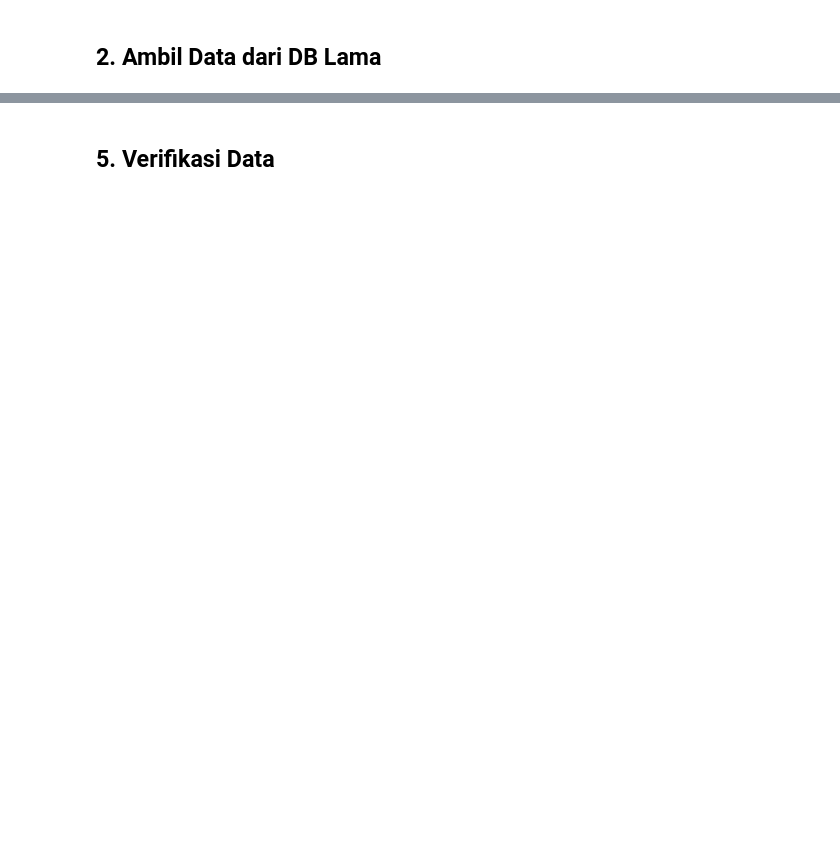
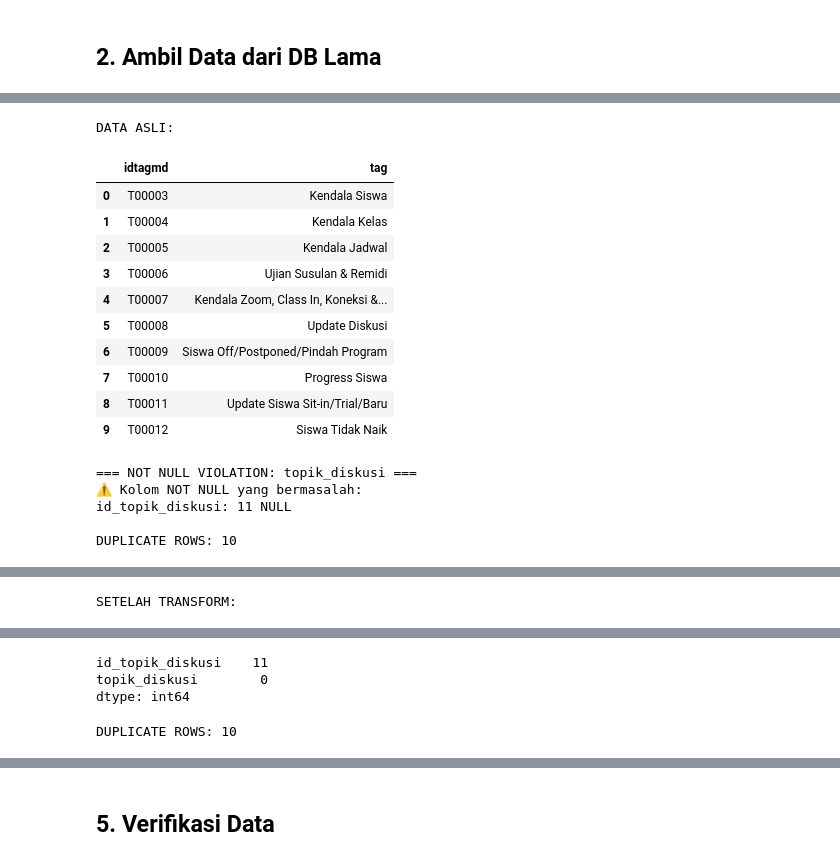
Before and after one commit to umamhaniff/DB_Migration_Leap, a Jupyter notebook: fase_1/script_afrida.ipynb, the cells around one changed output, grey strips where cells are left out. Drawn from its saved outputs; the diff is of its cells as text; code cells hidden in the pictures; blank space fills up the shorter version.

```diff
--- a/fase_1/script_afrida.ipynb
+++ b/fase_1/script_afrida.ipynb
@@ -68,0 +379,75 @@ except Exception as e:
+# %%
+def migrate_topik_diskusi():
+    print("\n=== MIGRATING TOPIK DISKUSI ===")
+
+    # 1. EXTRACT
+df_old = fetch_df("""
+        SELECT idtagmd, tag
+        FROM tag_materi_diskusi
+    """)
+
+preview_df(df_old, "DATA ASLI")
+
+# 2. TRANSFORM (mapping kolom)
+df = df_old.rename(columns={
+    'idtagmd': 'id_topik_diskusi',
+    'tag': 'topik_diskusi'
+})
+
+# opsional: kosongin biar jelas tidak dipakai
+df['id_topik_diskusi'] = None
+
+# 3. CLEANING
+
+## handle null
+df['topik_diskusi'] = df['topik_diskusi'].fillna('Tidak Ada')
+
+
+# optional: buang spasi aneh
+df['topik_diskusi'] = df['topik_diskusi'].str.strip()
+
+# 4. REMOVE DUPLICATE (penting buat auto increment)
+df = df.drop_duplicates(subset=['topik_diskusi'])
+
+# cek pelanggaran NOT NULL
+violation = report_not_null_violations(df, "topik_diskusi")
+def migrate_topik_diskusi():
+
+    if violation:
+        print("\n APPLY ENFORCE NOT NULL")
+        df = enforce_not_null(df, "topik_diskusi")
+
+# 8. DUPLICATE
+check_duplicates(df, ['id_topik_diskusi'])
+
+# 9. PREVIEW
+preview_df(df, "SETELAH TRANSFORM")
+
+## pastikan tipe
+df['id_topik_diskusi'] = df['id_topik_diskusi'].astype(str)
+check_dtype(df, "topik_diskusi")
+
+# 4. VALIDASI
+check_nulls(df)
+check_duplicates(df, ['id_topik_diskusi'])
+
+# 5. PREVIEW HASIL TRANSFORM
+preview_df(df, "SETELAH TRANSFORM")
+# %% [output]
+DATA ASLI:
+|  | idtagmd | tag |
+| 0 | T00003 | Kendala Siswa |
+| 1 | T00004 | Kendala Kelas |
+| 2 | T00005 | Kendala Jadwal |
+| 3 | T00006 | Ujian Susulan & Remidi |
+| 4 | T00007 | Kendala Zoom, Class In, Koneksi &... |
+| 5 | T00008 | Update Diskusi |
+| 6 | T00009 | Siswa Off/Postponed/Pindah Program |
+| 7 | T00010 | Progress Siswa |
+| 8 | T00011 | Update Siswa Sit-in/Trial/Baru |
+| 9 | T00012 | Siswa Tidak Naik |
+=== NOT NULL VIOLATION: topik_diskusi ===
+⚠️ Kolom NOT NULL yang bermasalah:
+id_topik_diskusi: 11 NULL
+
+DUPLICATE ROWS: 10
@@ -68,0 +460 @@ except Exception as e:
+SETELAH TRANSFORM:
@@ -68,0 +477,4 @@ except Exception as e:
+id_topik_diskusi    11
+topik_diskusi        0
+dtype: int64
+DUPLICATE ROWS: 10
```
Also changed, not shown: parts of 26 cells of this notebook.
